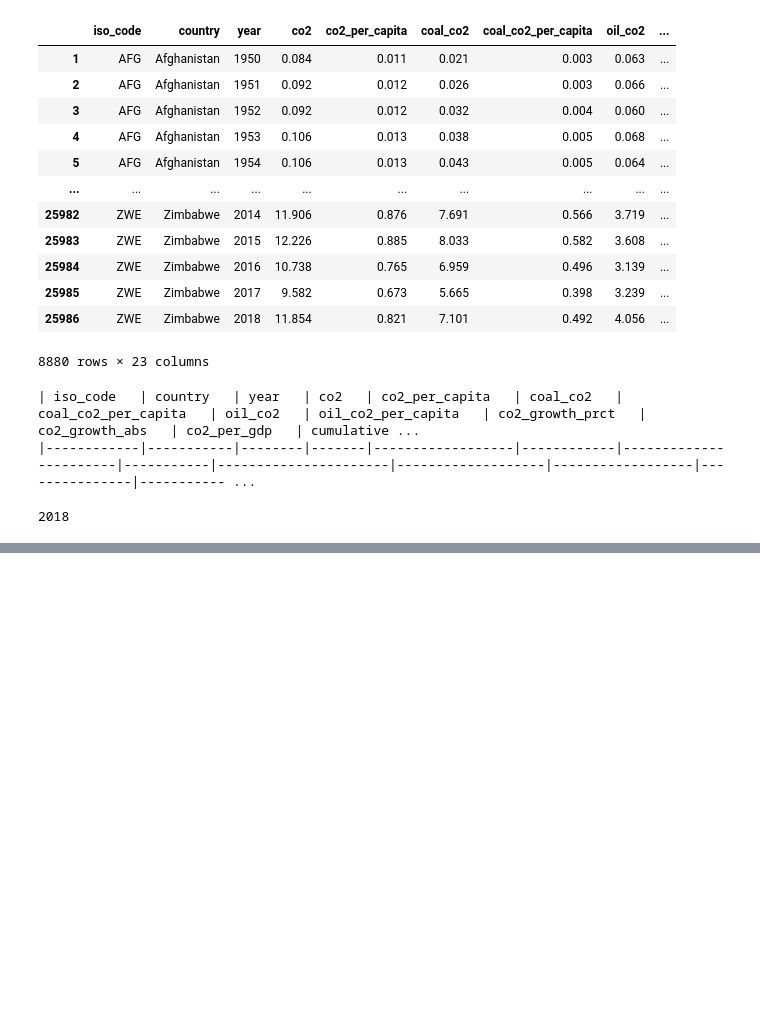
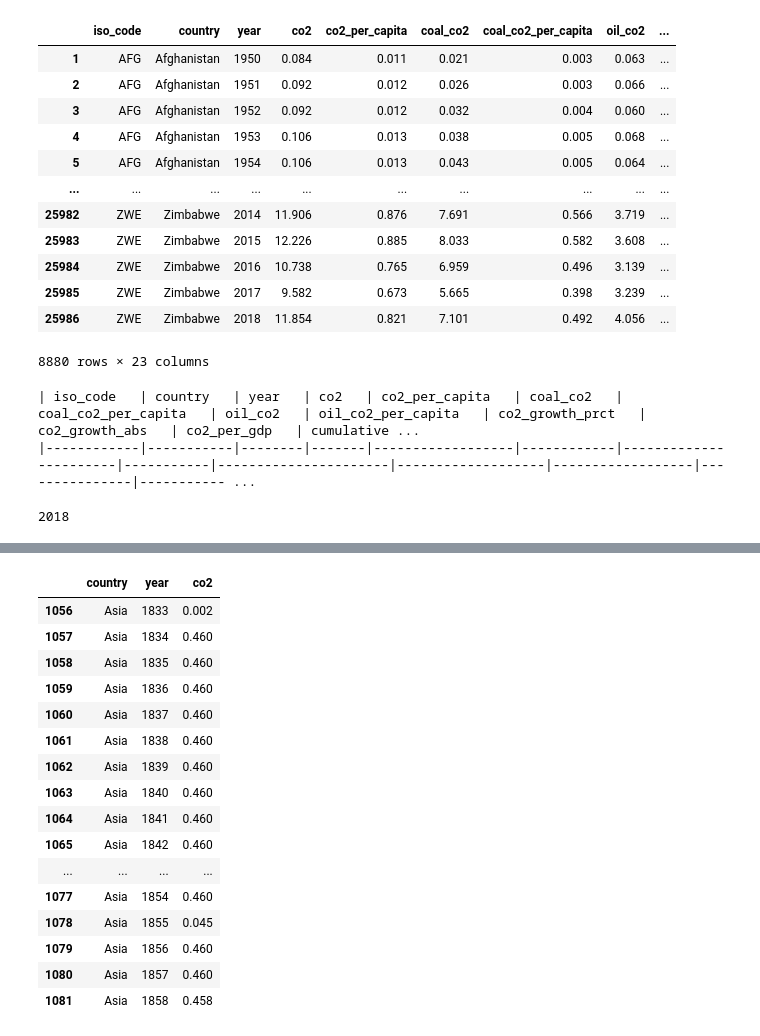
Before and after one commit to sheetal1996/Eco-lution, a Jupyter notebook: 575DataCleanign.ipynb, the cells around one changed output, grey strips where cells are left out. Saved outputs shown, nothing was run; the diff lists cells and outputs as text; code cells hidden in the pictures; blank space fills up the shorter version.

```diff
--- a/575DataCleanign.ipynb
+++ b/575DataCleanign.ipynb
@@ -112,0 +176,7 @@ df_dropcol['year'].max()
+# %%
+#A way to fill the data using average:
+co2_asia = co2_df[co2_df["country"] == "Asia"] # Filerting out Asian data
+co2_europe = co2_df[co2_df["country"] == "Europe"]
+
+co2_asia_null = co2_asia[co2_asia["co2"].isnull()][["year","co2"]] # Checking for NULL values
+co2_asia_null
@@ -112,0 +201,23 @@ df_dropcol['year'].max()
+# %%
+
+for i in co2_asia_null.index:
+  co2_asia.at[i, "co2"] = co2_asia.at[1056, "co2"] + co2_asia.at[1081, "co2"] # Index of the years 1833 and 1857 are 1056 and 1081 respectively
+co2_asia.loc[1056:1081][["country", "year", "co2"]]
+# %% [output]
+|  | country | year | co2 |
+| 1056 | Asia | 1833 | 0.002 |
+| 1057 | Asia | 1834 | 0.460 |
+| 1058 | Asia | 1835 | 0.460 |
+| 1059 | Asia | 1836 | 0.460 |
+| 1060 | Asia | 1837 | 0.460 |
+| 1061 | Asia | 1838 | 0.460 |
+| 1062 | Asia | 1839 | 0.460 |
+| 1063 | Asia | 1840 | 0.460 |
+| 1064 | Asia | 1841 | 0.460 |
+| 1065 | Asia | 1842 | 0.460 |
+| ... | ... | ... | ... |
+| 1077 | Asia | 1854 | 0.460 |
+| 1078 | Asia | 1855 | 0.045 |
+| 1079 | Asia | 1856 | 0.460 |
+| 1080 | Asia | 1857 | 0.460 |
+| 1081 | Asia | 1858 | 0.458 |
```
Also changed, not shown: parts of 4 cells of this notebook.
